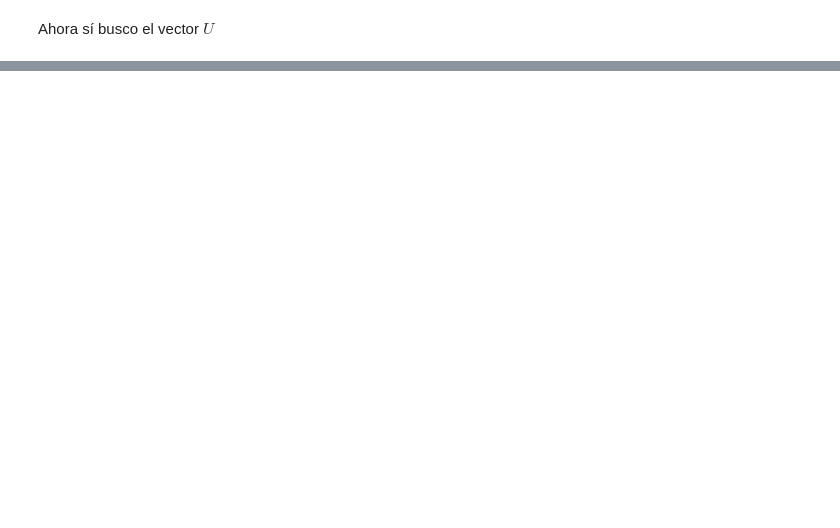
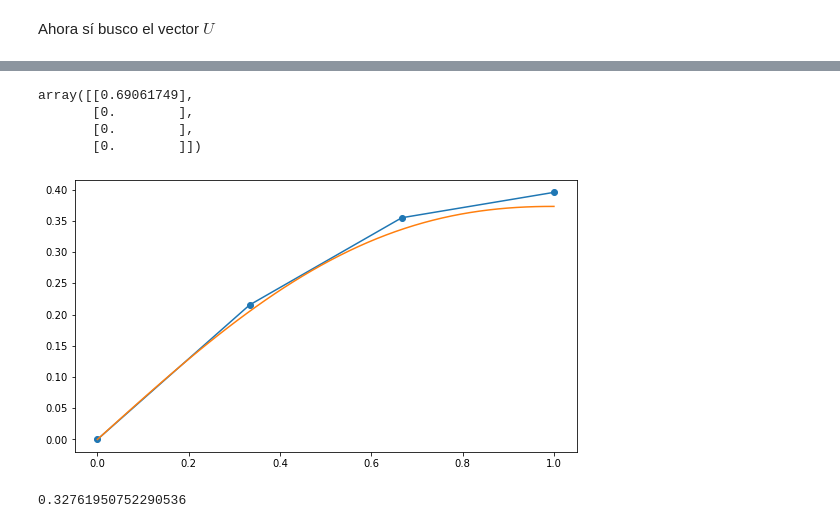
Before and after one commit to abonellitoro/imef_unsam, a Jupyter notebook: TP1/TP1.ipynb, the cells around one changed output, grey strips where cells are left out. Drawn from its saved outputs; the diff is of its cells as text; code cells hidden in the pictures; blank space fills up the shorter version.

```diff
--- a/TP1/TP1.ipynb
+++ b/TP1/TP1.ipynb
@@ -182,0 +161,27 @@ $K_{21}^2 U_{2} + K_{22}^2 U_3 = f_3 + Q_3$
+# %%
+u = np.zeros((nnodos, 1))
+q = np.zeros((nnodos, 1))
+
+# u1 y q4 son datos conocidos
+u[0] = 0
+q[-1] = 0
+
+u[1:] = np.dot(np.linalg.inv(k[1:, 1:]), (f[1:]-q[1:]))
+
+q[0] = k[0,0]*u[0] + k[0,1] * u[1] - f[0]
+
+plt.figure(figsize =(9,5))
+plt.plot(coorx, u, 'o-')
+plt.plot(x,y, '-')
+
+q
+# %% [output]
+array([[0.69061749],
+       [0.        ],
+       [0.        ],
+       [0.        ]])
+[figure, added]
+# %%
+(np.sin(2)-2)/(8*np.cos(2))
+# %% [output]
+0.32761950752290536
```
Also changed, not shown: parts of 10 cells of this notebook, 7 other files.
